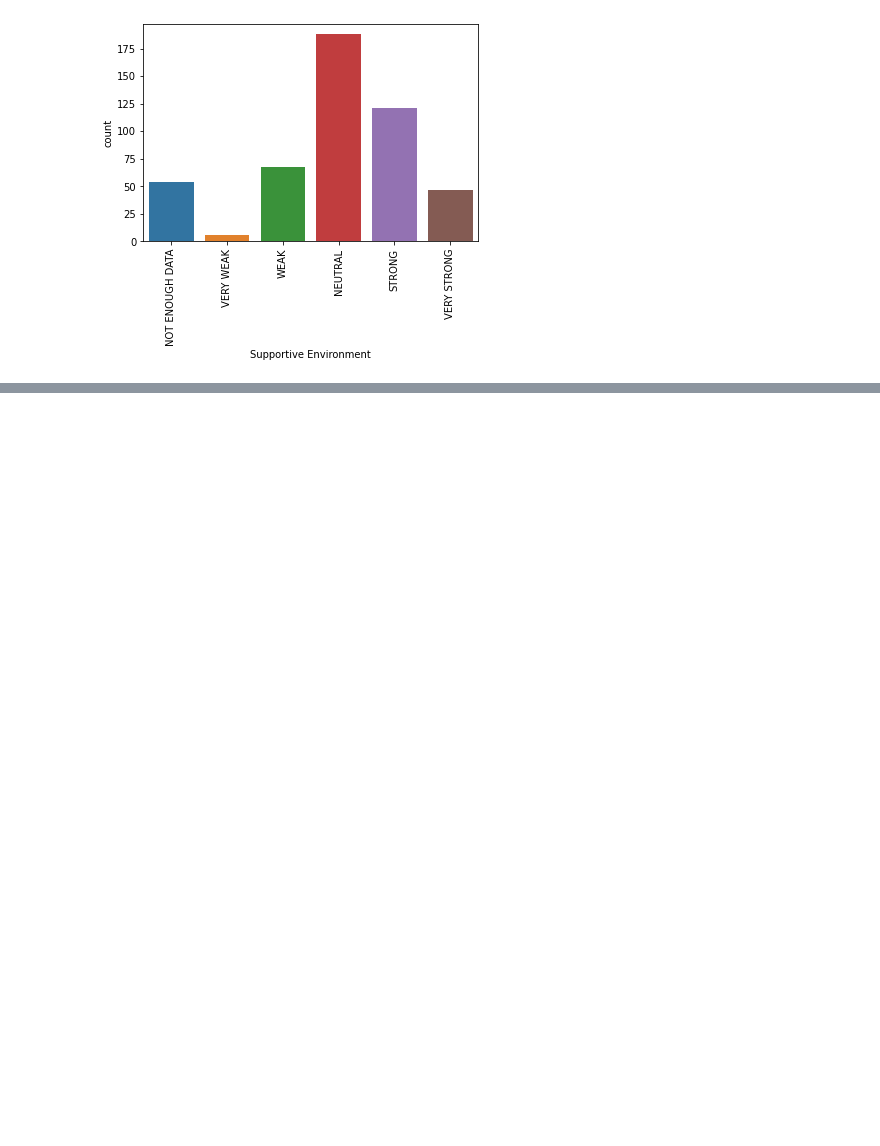
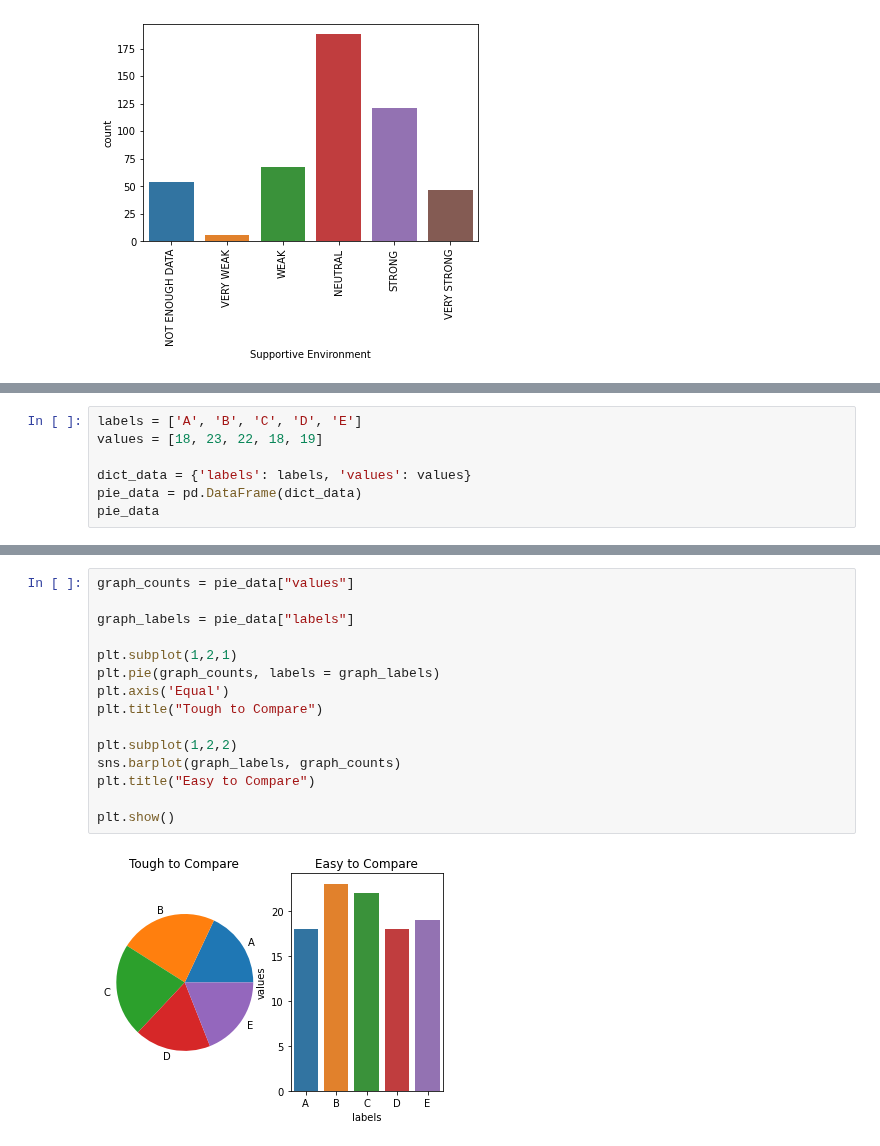
Before and after one commit to joeelorm/Data_Science, a Jupyter notebook: Visualizing Categorical Data.ipynb, the cells around one changed output, grey strips where cells are left out. Saved outputs shown, nothing was run; the diff lists cells and outputs as text; blank space fills up the shorter version.

```diff
--- a/Visualizing Categorical Data.ipynb
+++ b/Visualizing Categorical Data.ipynb
@@ -61,0 +92,7 @@ plt.show()
+# %%
+labels = ['A', 'B', 'C', 'D', 'E']
+values = [18, 23, 22, 18, 19]
+
+dict_data = {'labels': labels, 'values': values}
+pie_data = pd.DataFrame(dict_data)
+pie_data
@@ -61,0 +106,17 @@ plt.show()
+# %%
+graph_counts = pie_data["values"]
+
+graph_labels = pie_data["labels"]
+
+plt.subplot(1,2,1)
+plt.pie(graph_counts, labels = graph_labels)
+plt.axis('Equal')
+plt.title("Tough to Compare")
+
+plt.subplot(1,2,2)
+sns.barplot(graph_labels, graph_counts)
+plt.title("Easy to Compare")
+
+plt.show()
+# %% [output]
+[figure, added]
```
Also changed, not shown: parts of 8 cells of this notebook.
